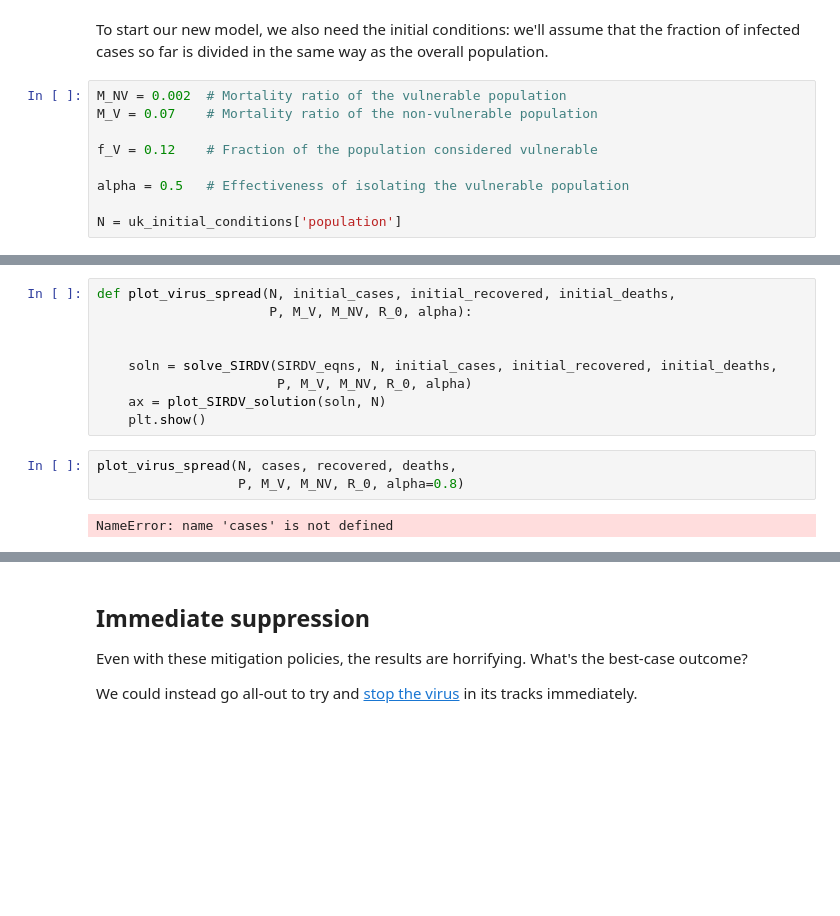
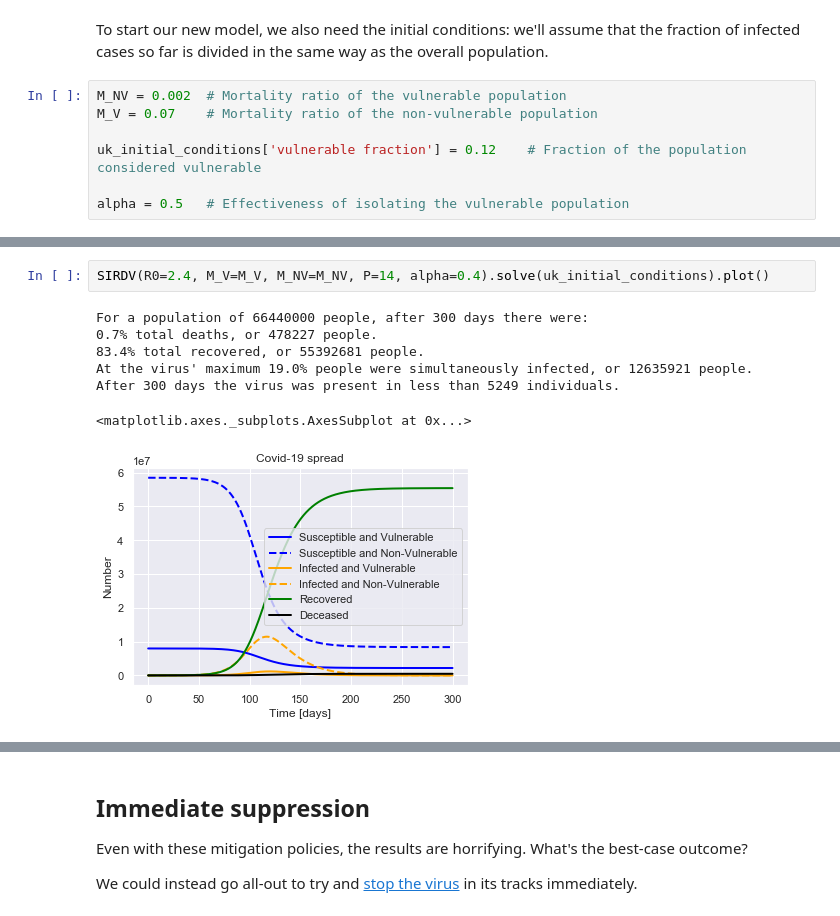
Before and after one commit to TomNicholas/coronavirus, a Jupyter notebook: covid-19_model.ipynb, the cells around one changed output, grey strips where cells are left out. Saved outputs shown, nothing was run; the diff lists cells and outputs as text; blank space fills up the shorter version.

```diff
--- a/covid-19_model.ipynb
+++ b/covid-19_model.ipynb
@@ -647,8 +722,6 @@ To start our new model, we also need the initial conditions: we'll assume that t
 M_NV = 0.002  # Mortality ratio of the vulnerable population
 M_V = 0.07    # Mortality ratio of the non-vulnerable population
 
-f_V = 0.12    # Fraction of the population considered vulnerable
+uk_initial_conditions['vulnerable fraction'] = 0.12    # Fraction of the population considered vulnerable
 
 alpha = 0.5   # Effectiveness of isolating the vulnerable population
-
-N = uk_initial_conditions['population']
@@ -720,15 +728,11 @@ def plot_SIRDV_solution(soln, N):
-# %%
-def plot_virus_spread(N, initial_cases, initial_recovered, initial_deaths,
-                      P, M_V, M_NV, R_0, alpha):
-
-
-    soln = solve_SIRDV(SIRDV_eqns, N, initial_cases, initial_recovered, initial_deaths,
-                       P, M_V, M_NV, R_0, alpha)
-    ax = plot_SIRDV_solution(soln, N)
-    plt.show()
-# %%
-plot_virus_spread(N, cases, recovered, deaths,
-                  P, M_V, M_NV, R_0, alpha=0.8)
-# %% [output]
-NameError: name 'cases' is not defined
+# %%
+SIRDV(R0=2.4, M_V=M_V, M_NV=M_NV, P=14, alpha=0.4).solve(uk_initial_conditions).plot()
+# %% [output]
+For a population of 66440000 people, after 300 days there were:
+0.7% total deaths, or 478227 people.
+83.4% total recovered, or 55392681 people.
+At the virus' maximum 19.0% people were simultaneously infected, or 12635921 people.
+After 300 days the virus was present in less than 5249 individuals.
+<matplotlib.axes._subplots.AxesSubplot at 0x...>
+[figure, added]
 # %%
```
Also changed, not shown: parts of 9 cells of this notebook.
